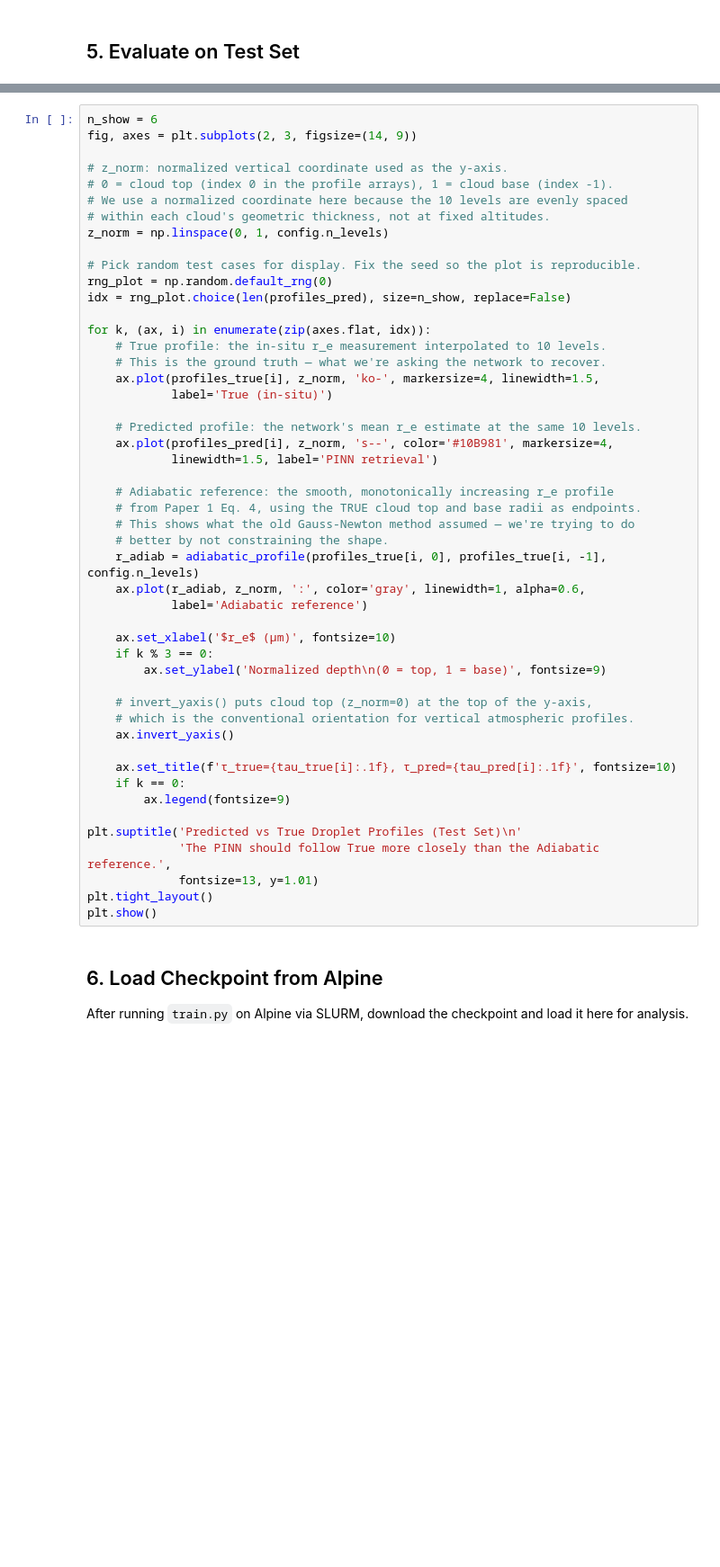
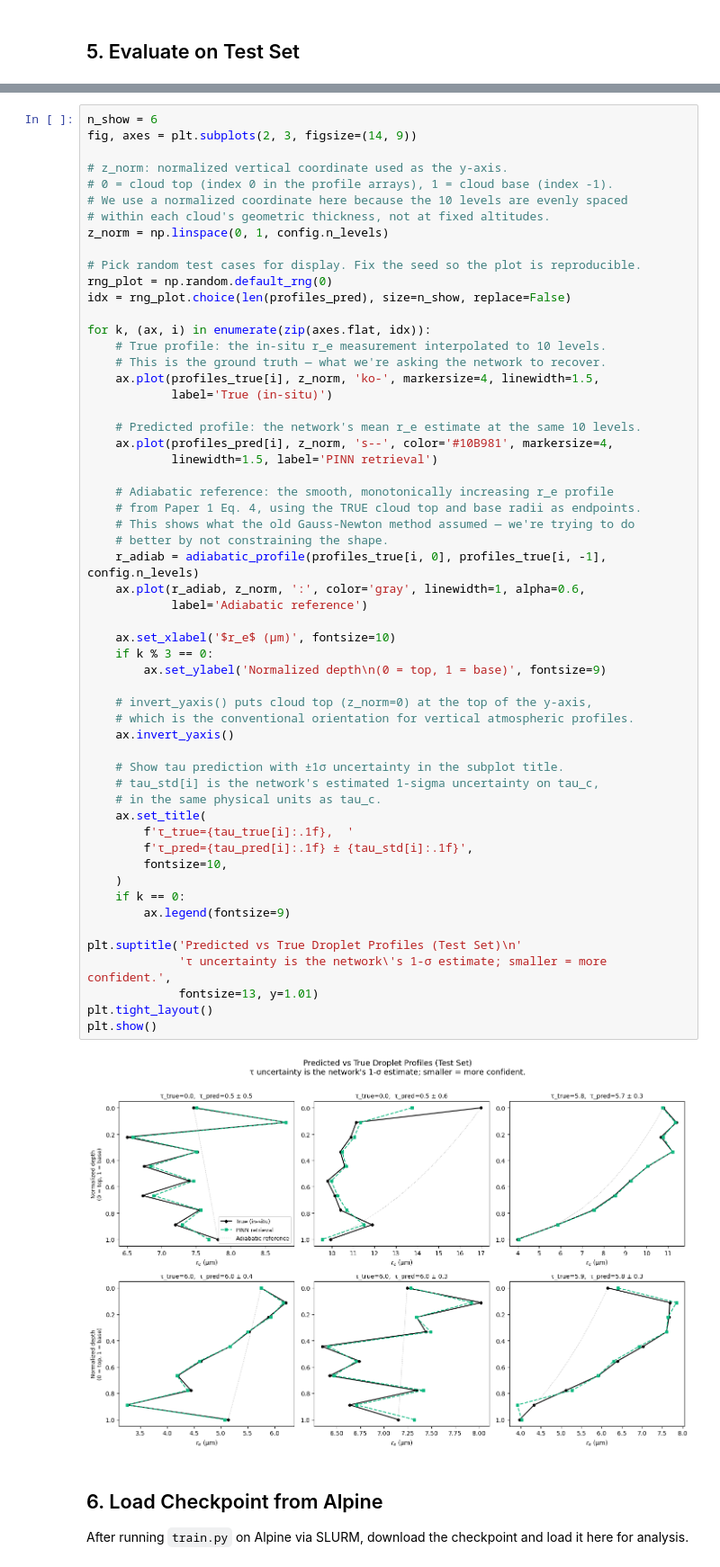
Before and after one commit to andrewjbuggee/Python-Research, a Jupyter notebook: lasp-CU-paper-3/02_training_experimentation.ipynb, the cells around one changed output, grey strips where cells are left out. Shown at 90% size. Cells and saved outputs as stored; diff of their text form; blank space fills up the shorter version.

```diff
--- a/lasp-CU-paper-3/02_training_experimentation.ipynb
+++ b/lasp-CU-paper-3/02_training_experimentation.ipynb
@@ -453,35 +528,44 @@ for k, (ax, i) in enumerate(zip(axes.flat, idx)):
     ax.plot(profiles_true[i], z_norm, 'ko-', markersize=4, linewidth=1.5,
             label='True (in-situ)')
 
     # Predicted profile: the network's mean r_e estimate at the same 10 levels.
     ax.plot(profiles_pred[i], z_norm, 's--', color='#10B981', markersize=4,
             linewidth=1.5, label='PINN retrieval')
 
     # Adiabatic reference: the smooth, monotonically increasing r_e profile
     # from Paper 1 Eq. 4, using the TRUE cloud top and base radii as endpoints.
     # This shows what the old Gauss-Newton method assumed — we're trying to do
     # better by not constraining the shape.
     r_adiab = adiabatic_profile(profiles_true[i, 0], profiles_true[i, -1], config.n_levels)
     ax.plot(r_adiab, z_norm, ':', color='gray', linewidth=1, alpha=0.6,
             label='Adiabatic reference')
 
     ax.set_xlabel('$r_e$ (μm)', fontsize=10)
     if k % 3 == 0:
         ax.set_ylabel('Normalized depth\n(0 = top, 1 = base)', fontsize=9)
 
     # invert_yaxis() puts cloud top (z_norm=0) at the top of the y-axis,
     # which is the conventional orientation for vertical atmospheric profiles.
     ax.invert_yaxis()
 
-    ax.set_title(f'τ_true={tau_true[i]:.1f}, τ_pred={tau_pred[i]:.1f}', fontsize=10)
+    # Show tau prediction with ±1σ uncertainty in the subplot title.
+    # tau_std[i] is the network's estimated 1-sigma uncertainty on tau_c,
+    # in the same physical units as tau_c.
+    ax.set_title(
+        f'τ_true={tau_true[i]:.1f},  '
+        f'τ_pred={tau_pred[i]:.1f} ± {tau_std[i]:.1f}',
+        fontsize=10,
+    )
     if k == 0:
         ax.legend(fontsize=9)
 
 plt.suptitle('Predicted vs True Droplet Profiles (Test Set)\n'
-             'The PINN should follow True more closely than the Adiabatic reference.',
+             'τ uncertainty is the network\'s 1-σ estimate; smaller = more confident.',
              fontsize=13, y=1.01)
 plt.tight_layout()
 plt.show()
+# %% [output]
+[figure, added]
 # %% [markdown]
 ## 6. Load Checkpoint from Alpine
 
```
Also changed, not shown: parts of 8 cells of this notebook, 4 other files.
